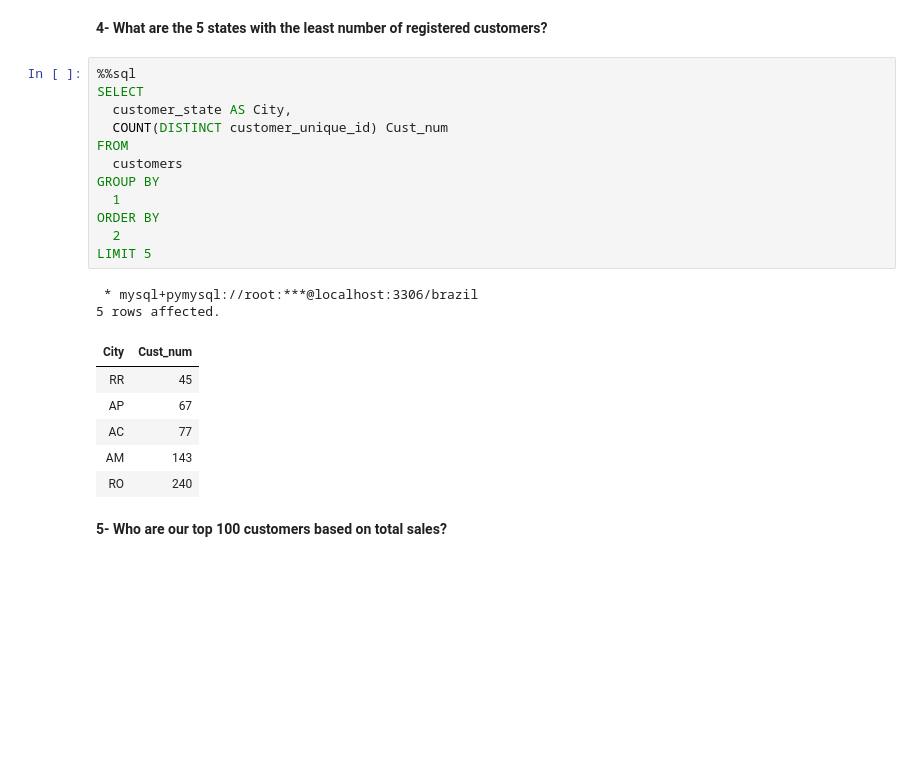
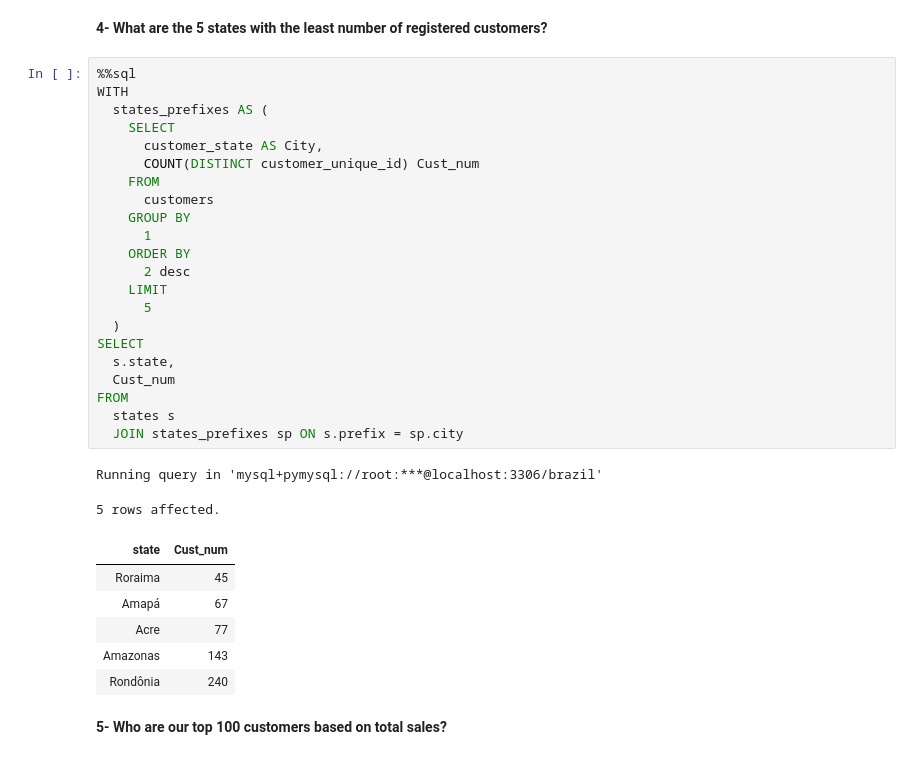
Before and after one commit to mahmoudamintaha/olist_eda, a Jupyter notebook: Brazil Analysis.ipynb, the cells around one changed output. Drawn from its saved outputs; the diff is of its cells as text; blank space fills up the shorter version.

```diff
--- a/Brazil Analysis.ipynb
+++ b/Brazil Analysis.ipynb
@@ -100,25 +102,35 @@ LIMIT
 <b>4- What are the 5 states with the least number of registered customers?</b><a id="customers4"></a>
 # %%
 %%sql
+WITH
+  states_prefixes AS (
+    SELECT
+      customer_state AS City,
+      COUNT(DISTINCT customer_unique_id) Cust_num
+    FROM
+      customers
+    GROUP BY
+      1
+    ORDER BY
+      2 desc
+    LIMIT
+      5
+  )
 SELECT
-  customer_state AS City,
-  COUNT(DISTINCT customer_unique_id) Cust_num
+  s.state,
+  Cust_num
 FROM
-  customers
-GROUP BY
-  1
-ORDER BY
-  2
-LIMIT 5
+  states s
+  JOIN states_prefixes sp ON s.prefix = sp.city
 # %% [output]
- * mysql+pymysql://root:***@localhost:3306/brazil
-5 rows affected.
+Running query in 'mysql+pymysql://root:***@localhost:3306/brazil'
+5 rows affected.
-| City | Cust_num |
-| RR | 45 |
-| AP | 67 |
-| AC | 77 |
-| AM | 143 |
-| RO | 240 |
+| state | Cust_num |
+| Roraima | 45 |
+| Amapá | 67 |
+| Acre | 77 |
+| Amazonas | 143 |
+| Rondônia | 240 |
 # %% [markdown]
 <b> 5- Who are our top 100 customers based on total sales? </b><a id="customers5"></a>
 # %%
```
Also changed, not shown: parts of 18 cells of this notebook, 4 other files.
